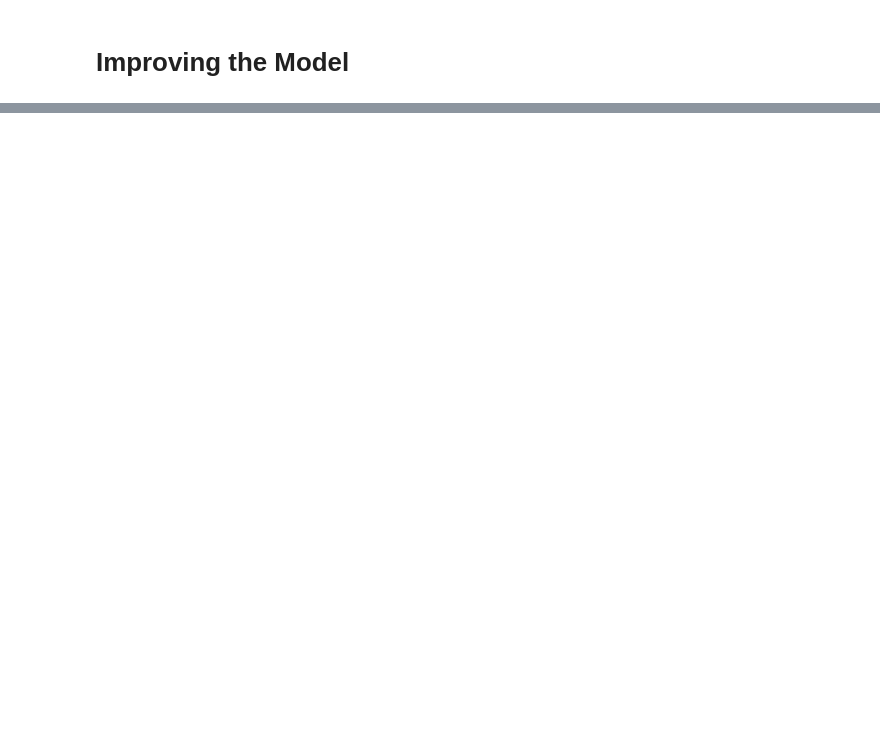
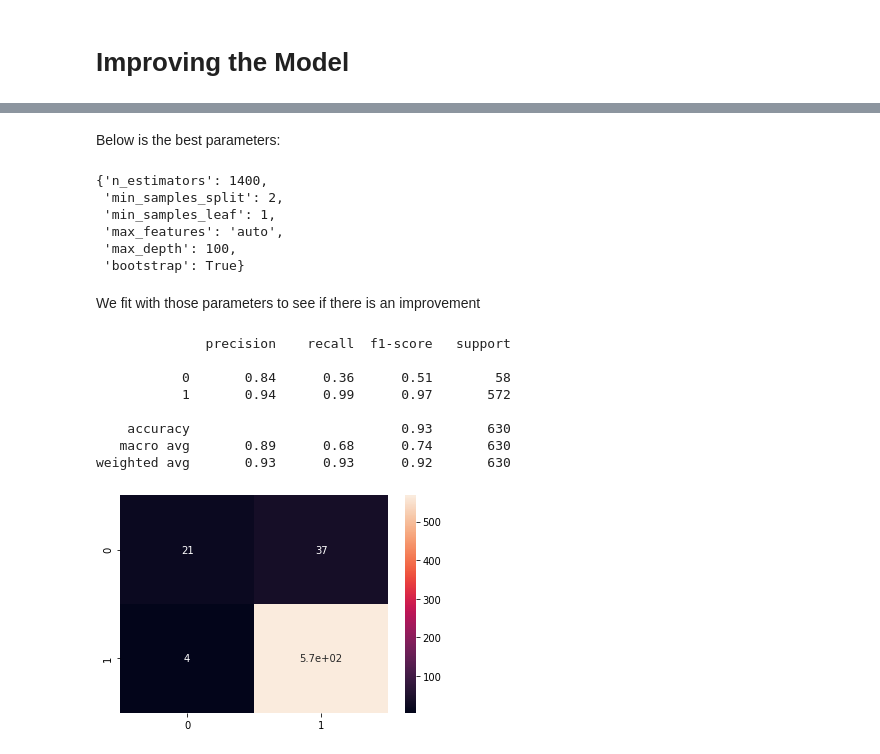
Before and after one commit to emresahinozden/Amazon-Classification-Sentiment_Analysis, a Jupyter notebook: Amazon_Alexa-Classification(Sentiment_Analysis).ipynb, the cells around one changed output, grey strips where cells are left out. Cells and saved outputs as stored; diff of their text form; code cells hidden in the pictures; blank space fills up the shorter version.

```diff
--- a/Amazon_Alexa-Classification(Sentiment_Analysis).ipynb
+++ b/Amazon_Alexa-Classification(Sentiment_Analysis).ipynb
@@ -201,0 +226,4 @@ X = amazon_df.drop(['feedback'],axis=1)
+# %%
+from sklearn.feature_selection import SelectKBest, chi2
+X = SelectKBest(chi2, k=100).fit_transform(X, y)
+X.shape
@@ -222,7 +252,7 @@ We will train the trees according to the entropy criteria <br>
 The [entropy](https://www.bogotobogo.com/python/scikit-learn/scikt_machine_learning_Decision_Tree_Learning_Informatioin_Gain_IG_Impurity_Entropy_Gini_Classification_Error.php) is 0 if all samples of a node belong to the same class, <br>
 and the entropy is maximal if we have a uniform class distribution
 # %%
-randomforest_classifier = RandomForestClassifier(n_estimators = 100, criterion = 'entropy')
+randomforest_classifier = RandomForestClassifier(n_estimators = 200, criterion = 'entropy')
 randomforest_classifier.fit(X_train, y_train)
 # %% [output]
 RandomForestClassifier(bootstrap=True, class_weight=None, criterion='entropy',
@@ -280,0 +349,23 @@ Otherwise, we are missing the negative feedbacks, which are obviously more impor
+# %%
+from sklearn.model_selection import RandomizedSearchCV
+
+n_estimators = [int(x) for x in np.linspace(start = 200, stop = 2000, num = 10)]
+
+max_features = ['auto', 'sqrt']
+
+max_depth = [int(x) for x in np.linspace(10, 110, num = 11)]
+max_depth.append(None)
+
+min_samples_split = [2, 5, 10]
+
+min_samples_leaf = [1, 2, 4]
+
+bootstrap = [True, False]
+
+random_grid = {'n_estimators': n_estimators,
+               'max_features': max_features,
+               'max_depth': max_depth,
+               'min_samples_split': min_samples_split,
+               'min_samples_leaf': min_samples_leaf,
+               'bootstrap': bootstrap}
+print(random_grid)
@@ -280,0 +380,6 @@ Otherwise, we are missing the negative feedbacks, which are obviously more impor
+# %%
+randomforest_classifier = RandomForestClassifier()
+
+randomforest_random = RandomizedSearchCV(estimator = randomforest_classifier, param_distributions = random_grid, n_iter = 100, cv = 3, verbose=2, random_state=42, n_jobs = -1)
+
+randomforest_random.fit(X_train, y_train)
@@ -280,0 +409,28 @@ Otherwise, we are missing the negative feedbacks, which are obviously more impor
+# %% [markdown]
+Below is the best parameters:
+# %%
+randomforest_random.best_params_
+# %% [output]
+{'n_estimators': 1400,
+ 'min_samples_split': 2,
+ 'min_samples_leaf': 1,
+ 'max_features': 'auto',
+ 'max_depth': 100,
+ 'bootstrap': True}
+# %% [markdown]
+We fit with those parameters to see if there is an improvement
+# %%
+y_predict = randomforest_random.best_estimator_.predict(X_test)
+cm = confusion_matrix(y_test, y_predict)
+sns.heatmap(cm, annot=True)
+print(classification_report(y_test, y_predict))
+# %% [output]
+              precision    recall  f1-score   support
+
+           0       0.84      0.36      0.51        58
+           1       0.94      0.99      0.97       572
+
+    accuracy                           0.93       630
+   macro avg       0.89      0.68      0.74       630
+weighted avg       0.93      0.93      0.92       630
+[figure, added]
```
Also changed, not shown: parts of 29 cells of this notebook.
